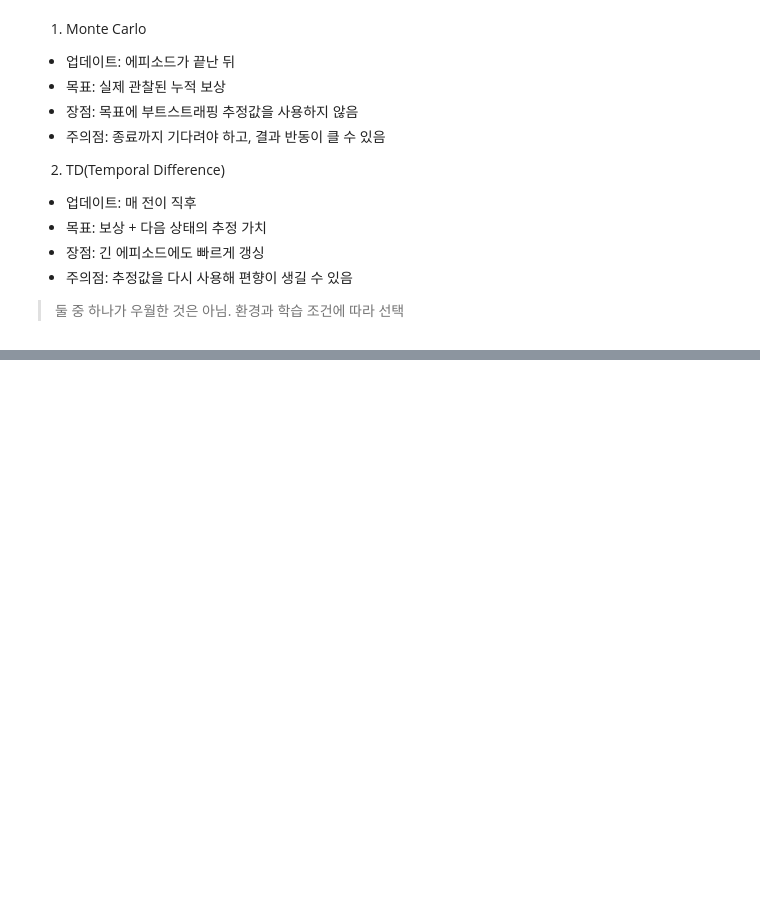
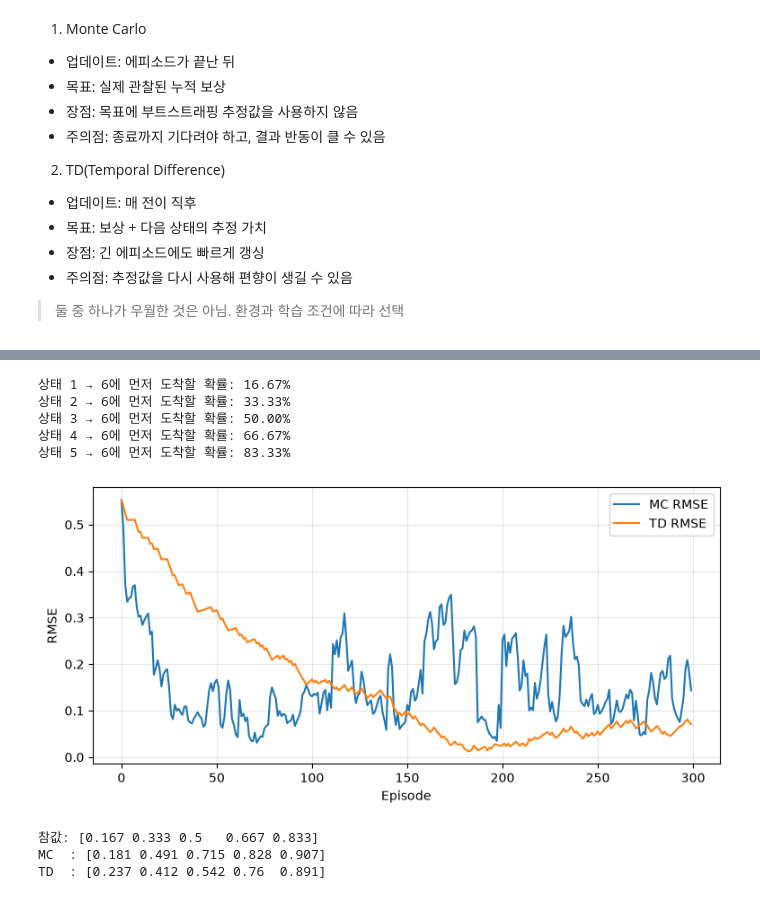
Before and after one commit to kjalh/13_MultiModal, a Jupyter notebook: 03_강화학습_모델프리.ipynb, the cells around one changed output, grey strips where cells are left out. Cells and saved outputs as stored; diff of their text form; code cells hidden in the pictures; blank space fills up the shorter version.

```diff
--- a/03_강화학습_모델프리.ipynb
+++ b/03_강화학습_모델프리.ipynb
@@ -166,3 +190,21 @@ def compare_mc_td(episodes=300, alpha=0.05):
         mc_errors.append(np.sqrt(np.mean((mc[1:6]-truth)**2)))
         td_errors.append(np.sqrt(np.mean((td[1:6]-truth)**2)))
     return mc, td, mc_errors, td_errors
+# %%
+mc_v, td_v, mc_err, td_err = compare_mc_td()
+plt.figure(figsize=(9, 4))
+plt.plot(mc_err, label='MC RMSE'); plt.plot(td_err, label='TD RMSE')
+plt.xlabel('Episode'); plt.ylabel('RMSE'); plt.legend(); plt.grid(alpha=.3); plt.show()
+print('참값:', np.round(np.arange(1,6)/6, 3))
+print('MC  :', np.round(mc_v[1:6], 3))
+print('TD  :', np.round(td_v[1:6], 3))
+# %% [output]
+상태 1 → 6에 먼저 도착할 확률: 16.67%
+상태 2 → 6에 먼저 도착할 확률: 33.33%
+상태 3 → 6에 먼저 도착할 확률: 50.00%
+상태 4 → 6에 먼저 도착할 확률: 66.67%
+상태 5 → 6에 먼저 도착할 확률: 83.33%
+[figure, added]
+참값: [0.167 0.333 0.5   0.667 0.833]
+MC  : [0.181 0.491 0.715 0.828 0.907]
+TD  : [0.237 0.412 0.542 0.76  0.891]
```
Also changed, not shown: parts of 13 cells of this notebook.
